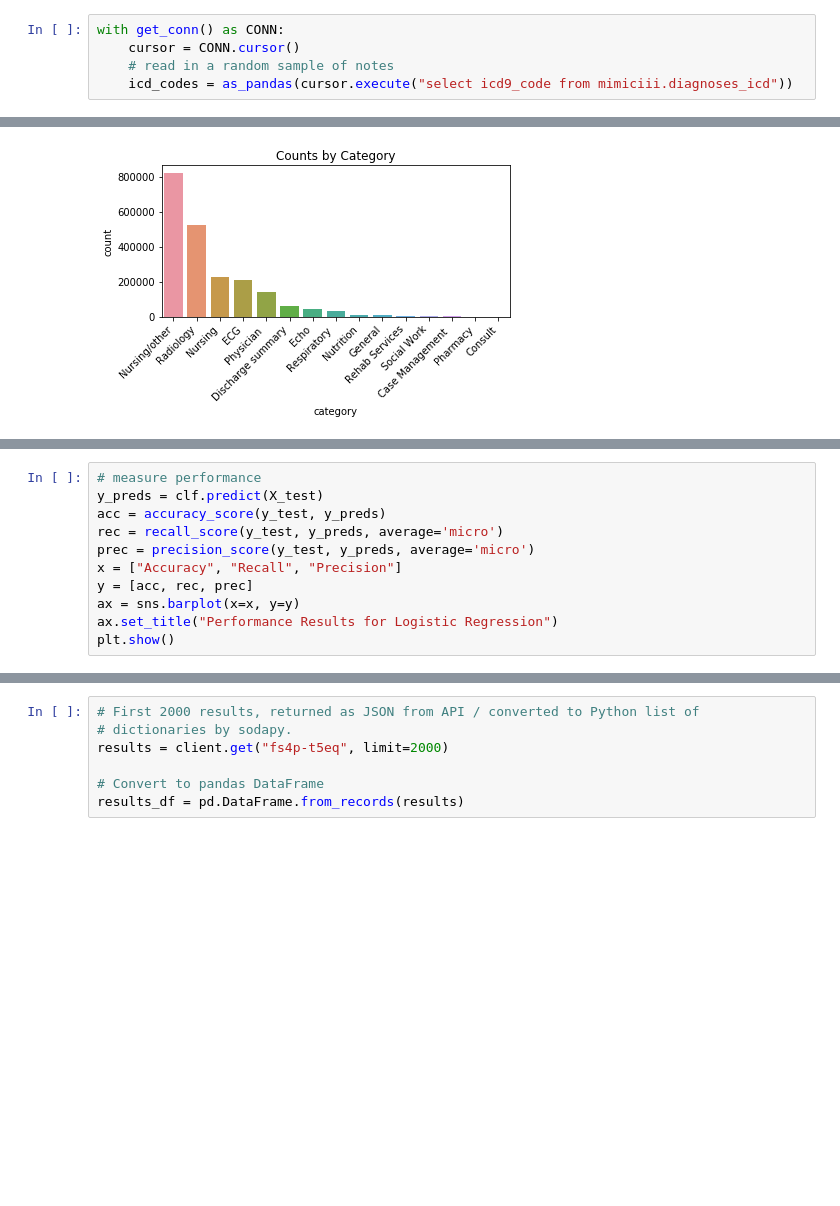
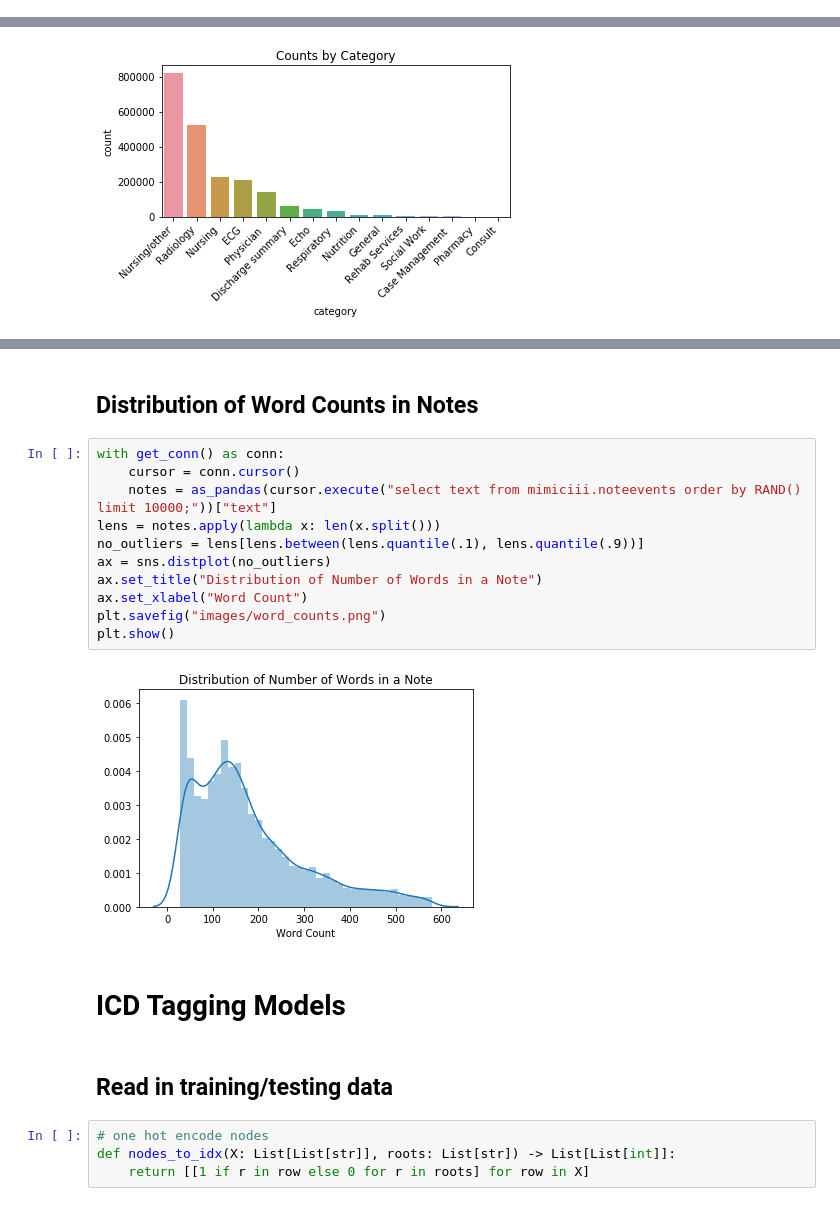
Before and after one commit to cccdenhart/icd-tagging, a Jupyter notebook: report.ipynb, the cells around one changed output, grey strips where cells are left out. Saved outputs shown, nothing was run; the diff lists cells and outputs as text; blank space fills up the shorter version.

```diff
--- a/report.ipynb
+++ b/report.ipynb
@@ -29,5 +34,0 @@ import os
-# %%
-with get_conn() as CONN:
-    cursor = CONN.cursor()
-    # read in a random sample of notes
-    icd_codes = as_pandas(cursor.execute("select icd9_code from mimiciii.diagnoses_icd"))
@@ -200,11 +89,0 @@ Please also refer to the documentation for alternative solver options:
-# %%
-# measure performance
-y_preds = clf.predict(X_test)
-acc = accuracy_score(y_test, y_preds)
-rec = recall_score(y_test, y_preds, average='micro')
-prec = precision_score(y_test, y_preds, average='micro')
-x = ["Accuracy", "Recall", "Precision"]
-y = [acc, rec, prec]
-ax = sns.barplot(x=x, y=y)
-ax.set_title("Performance Results for Logistic Regression")
-plt.show()
@@ -229,7 +90,23 @@ WARNING:root:Requests made without an app_token will be subject to strict thrott
-# %%
-# First 2000 results, returned as JSON from API / converted to Python list of
-# dictionaries by sodapy.
-results = client.get("fs4p-t5eq", limit=2000)
-
-# Convert to pandas DataFrame
-results_df = pd.DataFrame.from_records(results)
+# %% [markdown]
+## Distribution of Word Counts in Notes
+# %%
+with get_conn() as conn:
+    cursor = conn.cursor()
+    notes = as_pandas(cursor.execute("select text from mimiciii.noteevents order by RAND() limit 10000;"))["text"]
+lens = notes.apply(lambda x: len(x.split()))
+no_outliers = lens[lens.between(lens.quantile(.1), lens.quantile(.9))]
+ax = sns.distplot(no_outliers)
+ax.set_title("Distribution of Number of Words in a Note")
+ax.set_xlabel("Word Count")
+plt.savefig("images/word_counts.png")
+plt.show()
+# %% [output]
+[figure, added]
+# %% [markdown]
+# ICD Tagging Models
+# %% [markdown]
+## Read in training/testing data
+# %%
+# one hot encode nodes
+def nodes_to_idx(X: List[List[str]], roots: List[str]) -> List[List[int]]:
+    return [[1 if r in row else 0 for r in roots] for row in X]
```
Also changed, not shown: parts of 60 cells of this notebook, 5 other files.
